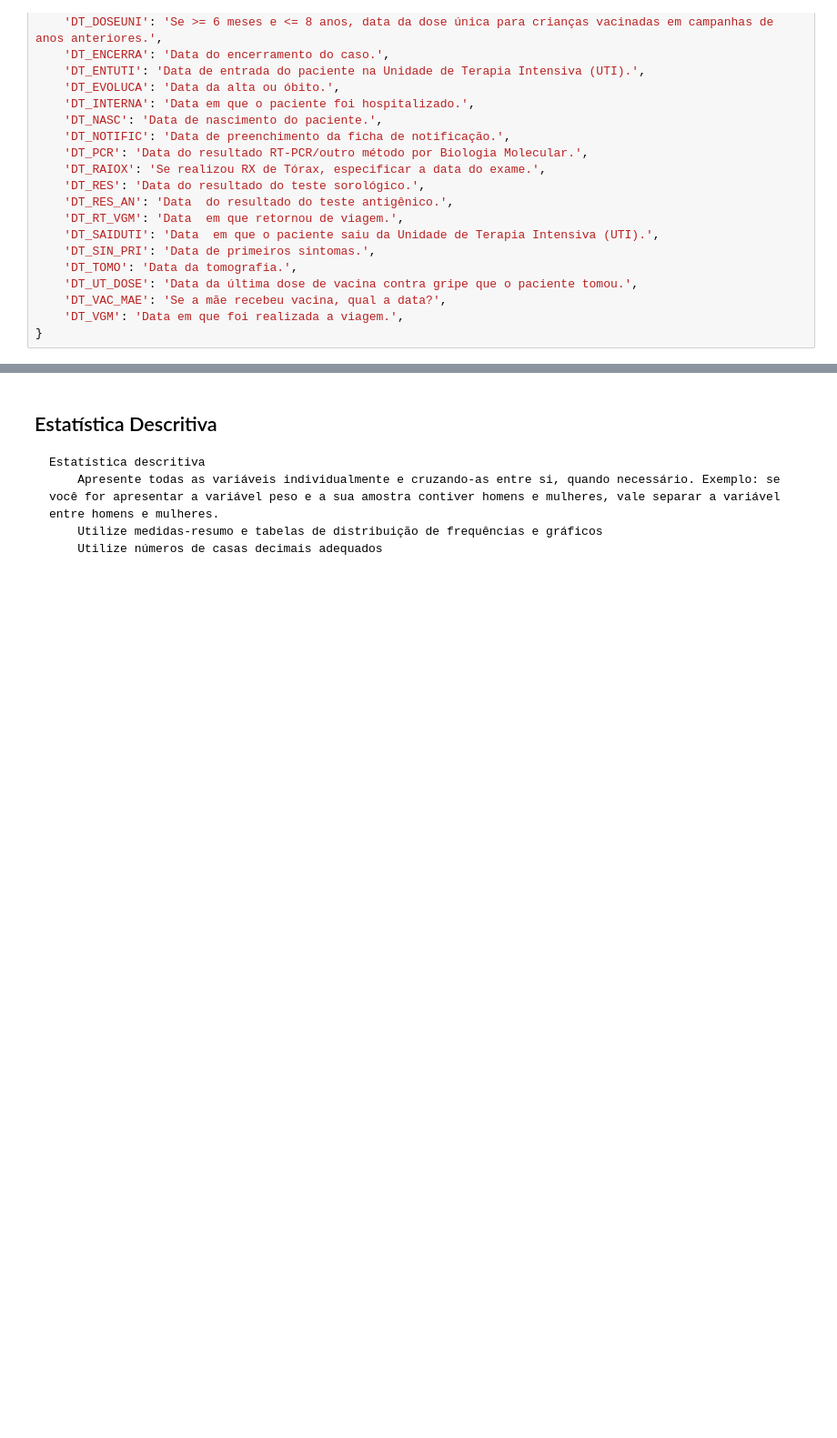
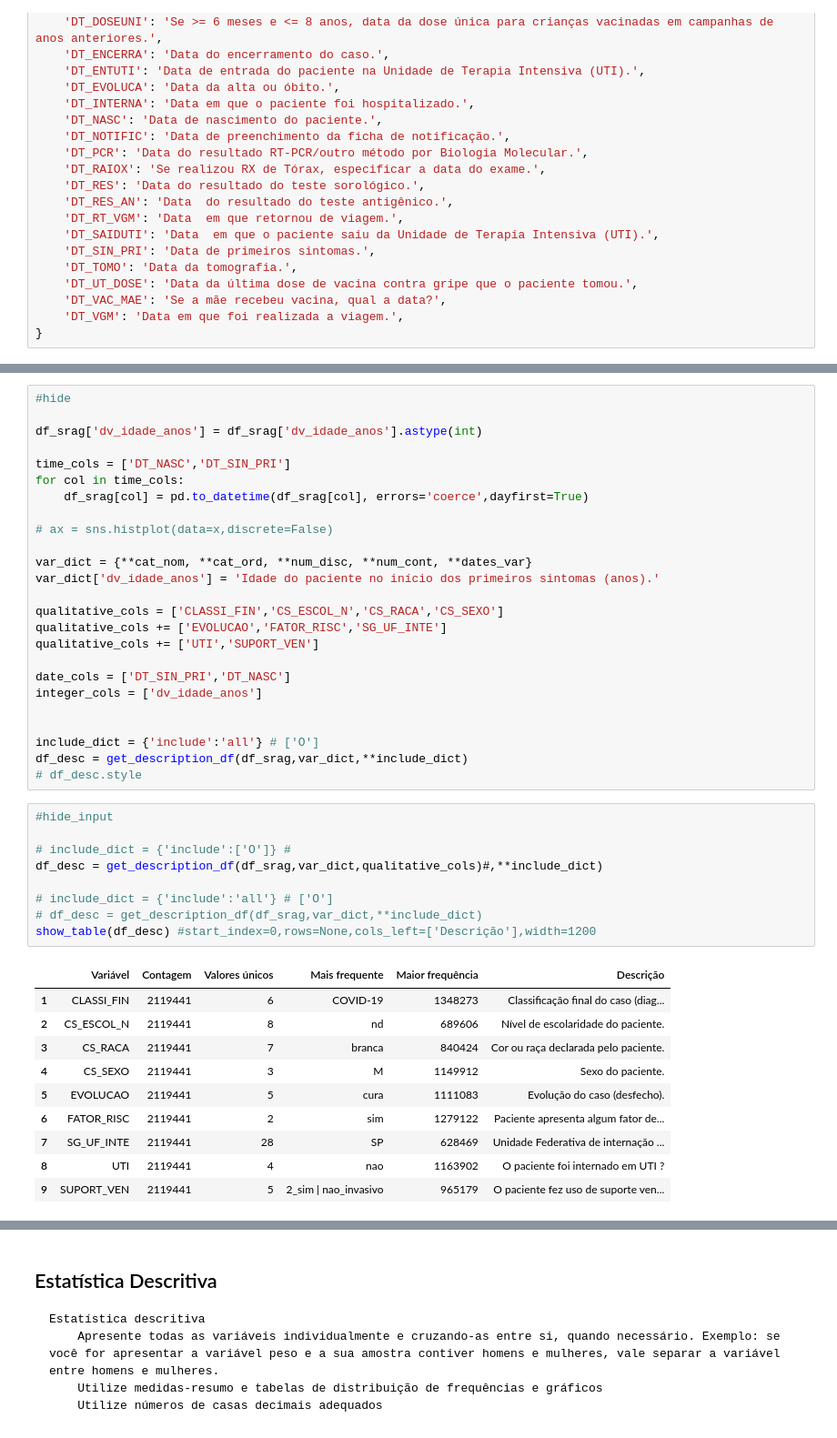
Before and after one commit to victor-marchesini/myfastpage, a Jupyter notebook: _notebooks/2021-06-06-AtividadeFinal-Parte1.ipynb, the cells around one changed output, grey strips where cells are left out. Shown at 91% size. Cells and saved outputs as stored; diff of their text form; blank space fills up the shorter version.

```diff
--- a/_notebooks/2021-06-06-AtividadeFinal-Parte1.ipynb
+++ b/_notebooks/2021-06-06-AtividadeFinal-Parte1.ipynb
@@ -369,0 +362,45 @@ df_desc
+# %%
+#hide
+
+df_srag['dv_idade_anos'] = df_srag['dv_idade_anos'].astype(int)
+
+time_cols = ['DT_NASC','DT_SIN_PRI']
+for col in time_cols:
+    df_srag[col] = pd.to_datetime(df_srag[col], errors='coerce',dayfirst=True)
+
+# ax = sns.histplot(data=x,discrete=False)
+
+var_dict = {**cat_nom, **cat_ord, **num_disc, **num_cont, **dates_var}
+var_dict['dv_idade_anos'] = 'Idade do paciente no início dos primeiros sintomas (anos).'
+
+qualitative_cols = ['CLASSI_FIN','CS_ESCOL_N','CS_RACA','CS_SEXO']
+qualitative_cols += ['EVOLUCAO','FATOR_RISC','SG_UF_INTE']
+qualitative_cols += ['UTI','SUPORT_VEN']
+
+date_cols = ['DT_SIN_PRI','DT_NASC']
+integer_cols = ['dv_idade_anos']
+
+
+include_dict = {'include':'all'} # ['O']
+df_desc = get_description_df(df_srag,var_dict,**include_dict)
+# df_desc.style
+# %%
+#hide_input
+
+# include_dict = {'include':['O']} #
+df_desc = get_description_df(df_srag,var_dict,qualitative_cols)#,**include_dict)
+
+# include_dict = {'include':'all'} # ['O']
+# df_desc = get_description_df(df_srag,var_dict,**include_dict)
+show_table(df_desc) #start_index=0,rows=None,cols_left=['Descrição'],width=1200
+# %% [output]
+|  | Variável | Contagem | Valores únicos | Mais frequente | Maior frequência | Descrição |
+| 1 | CLASSI_FIN | 2119441 | 6 | COVID-19 | 1348273 | Classificação final do caso (diag... |
+| 2 | CS_ESCOL_N | 2119441 | 8 | nd | 689606 | Nível de escolaridade do paciente. |
+| 3 | CS_RACA | 2119441 | 7 | branca | 840424 | Cor ou raça declarada pelo paciente. |
+| 4 | CS_SEXO | 2119441 | 3 | M | 1149912 | Sexo do paciente. |
+| 5 | EVOLUCAO | 2119441 | 5 | cura | 1111083 | Evolução do caso (desfecho). |
+| 6 | FATOR_RISC | 2119441 | 2 | sim | 1279122 | Paciente apresenta algum fator de... |
+| 7 | SG_UF_INTE | 2119441 | 28 | SP | 628469 | Unidade Federativa de internação ... |
+| 8 | UTI | 2119441 | 4 | nao | 1163902 | O paciente foi internado em UTI ? |
+| 9 | SUPORT_VEN | 2119441 | 5 | 2_sim | nao_invasivo | 965179 | O paciente fez uso de suporte ven... |
```
Also changed, not shown: parts of 20 cells of this notebook.
